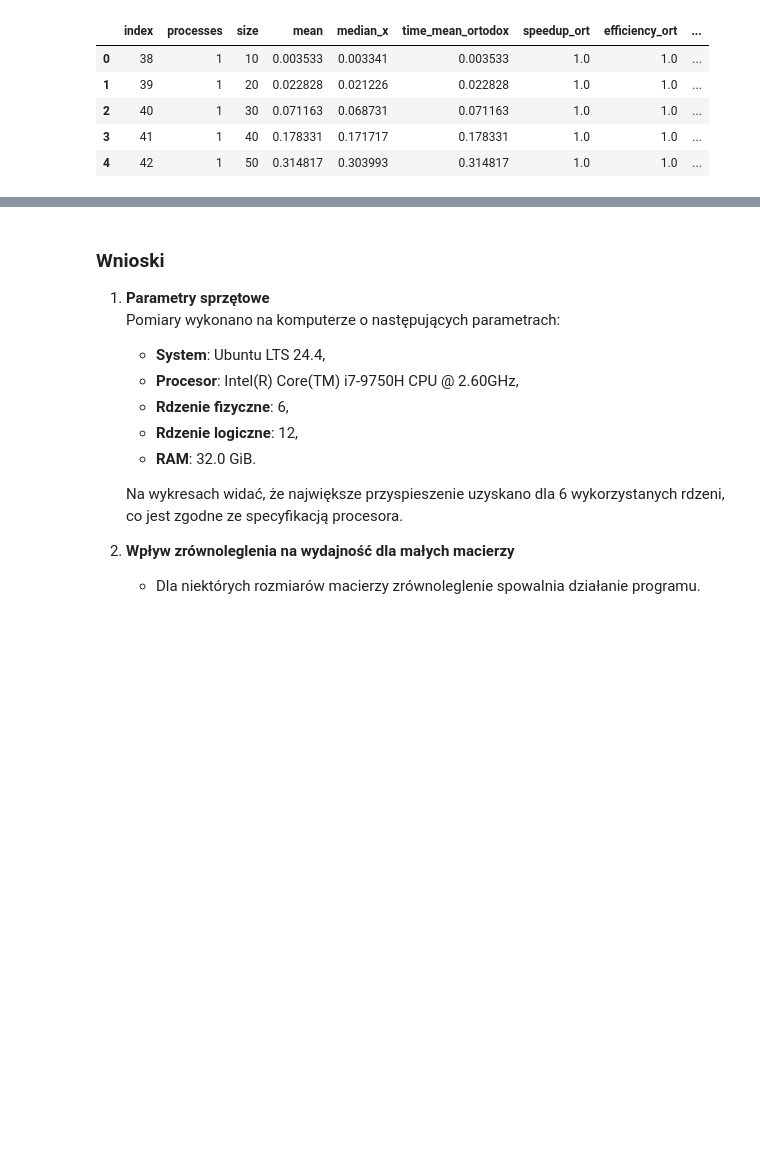
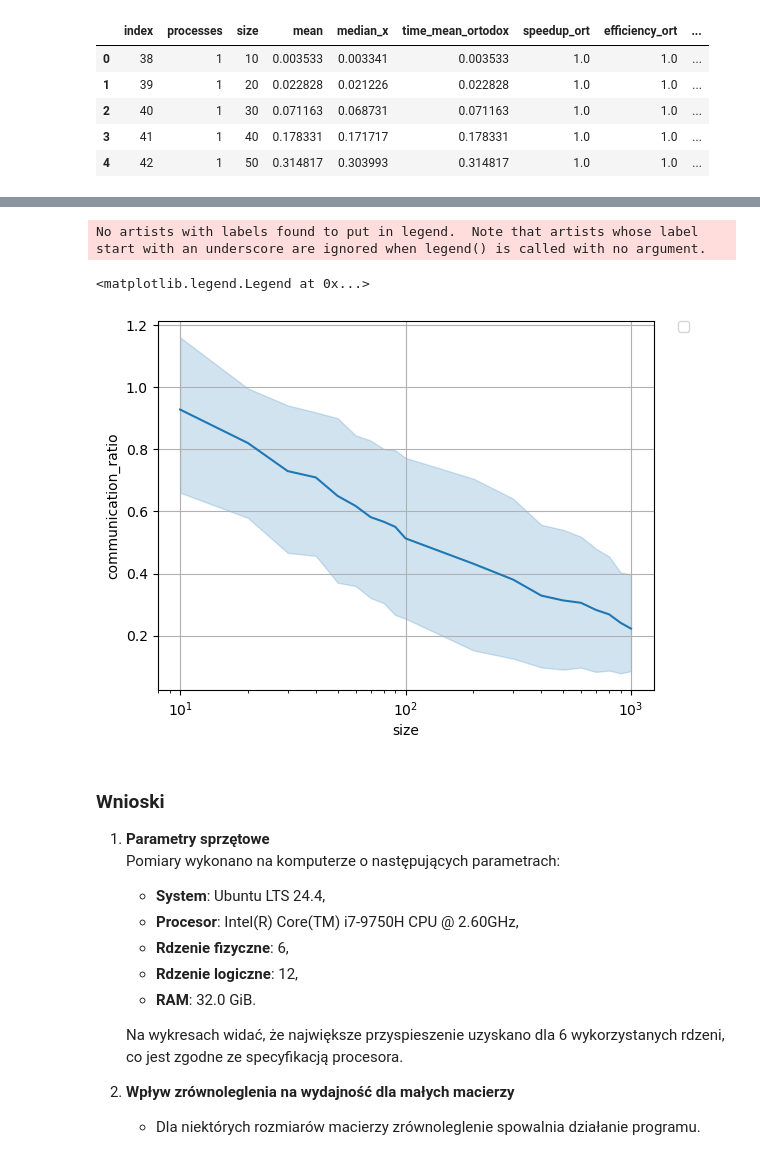
Before and after one commit to qert6g35/OWW, a Jupyter notebook: plots.ipynb, the cells around one changed output, grey strips where cells are left out. Cells and saved outputs as stored; diff of their text form; code cells hidden in the pictures; blank space fills up the shorter version.

```diff
--- a/plots.ipynb
+++ b/plots.ipynb
@@ -240,3 +269,20 @@ plt.legend(bbox_to_anchor=(1.05,1), loc=2, borderaxespad=0.)
+# %%
+filtered_df_strong = grouped3
+# filtered_df['size'] = filtered_df['size'].astype(str)
+
+
+sns.lineplot(data = filtered_df_strong, x="size", y="communication_ratio")
+
+
+# plt.yscale('log')
+plt.xscale('log')
+plt.grid("on")
+
+plt.legend(bbox_to_anchor=(1.05,1), loc=2, borderaxespad=0.)
+# %% [output]
+No artists with labels found to put in legend.  Note that artists whose label start with an underscore are ignored when legend() is called with no argument.
+<matplotlib.legend.Legend at 0x...>
+[figure, added]
 # %% [markdown]
 ### Wnioski
 
```
Also changed, not shown: parts of 6 cells of this notebook, 2 other files.
